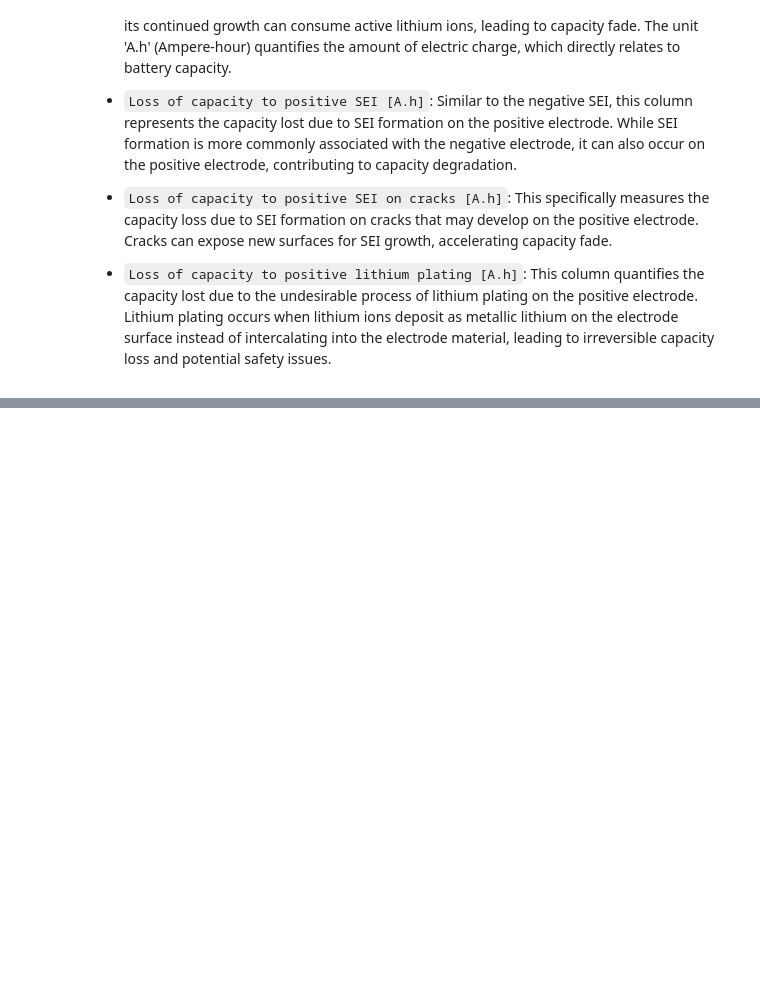
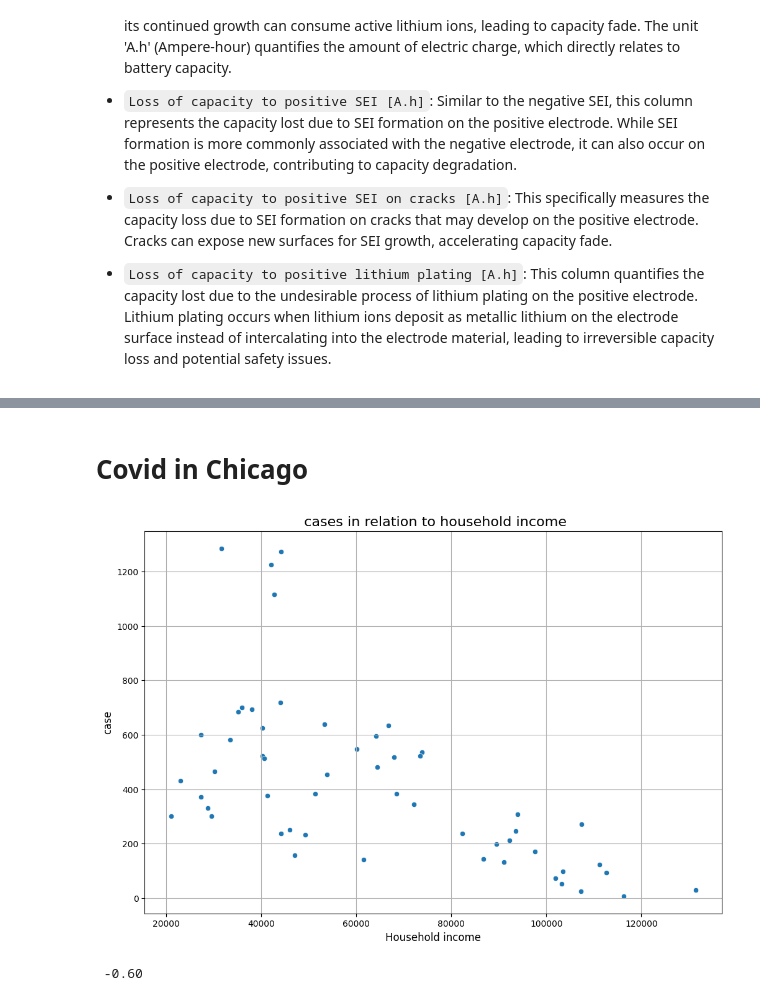
Before and after one commit to Amyy13/Amyy13, a Jupyter notebook: 10_Argonne_dataset_explorer.ipynb, the cells around one changed output, grey strips where cells are left out. Cells and saved outputs as stored; diff of their text form; code cells hidden in the pictures; blank space fills up the shorter version.

```diff
--- a/10_Argonne_dataset_explorer.ipynb
+++ b/10_Argonne_dataset_explorer.ipynb
@@ -211,0 +112,18 @@ memory usage: 296.7 KB
+# %% [markdown]
+# Covid in Chicago
+# %%
+covid = pd.read_csv('https://raw.githubusercontent.com/jdomyancich/big-data-camp/refs/heads/main/data/Chicago_Demographic_Covid_Full.csv')
+# %%
+plt.figure(figsize=(12, 8))
+# YOUR CODE HERE
+sb.scatterplot(data=covid, x='MEDINC', y='CASE_5_1')
+plt.title(' cases in relation to household income', fontsize=16)
+plt.xlabel('Household income', fontsize=12)
+plt.ylabel('case', fontsize=12)
+plt.grid(True)
+plt.show()
+correlation = covid['MEDINC'].corr(covid['CASE_5_1'])
+print(f" {correlation:.2f}")
+# %% [output]
+[figure, added]
+ -0.60
```
Also changed, not shown: parts of 23 cells of this notebook.
